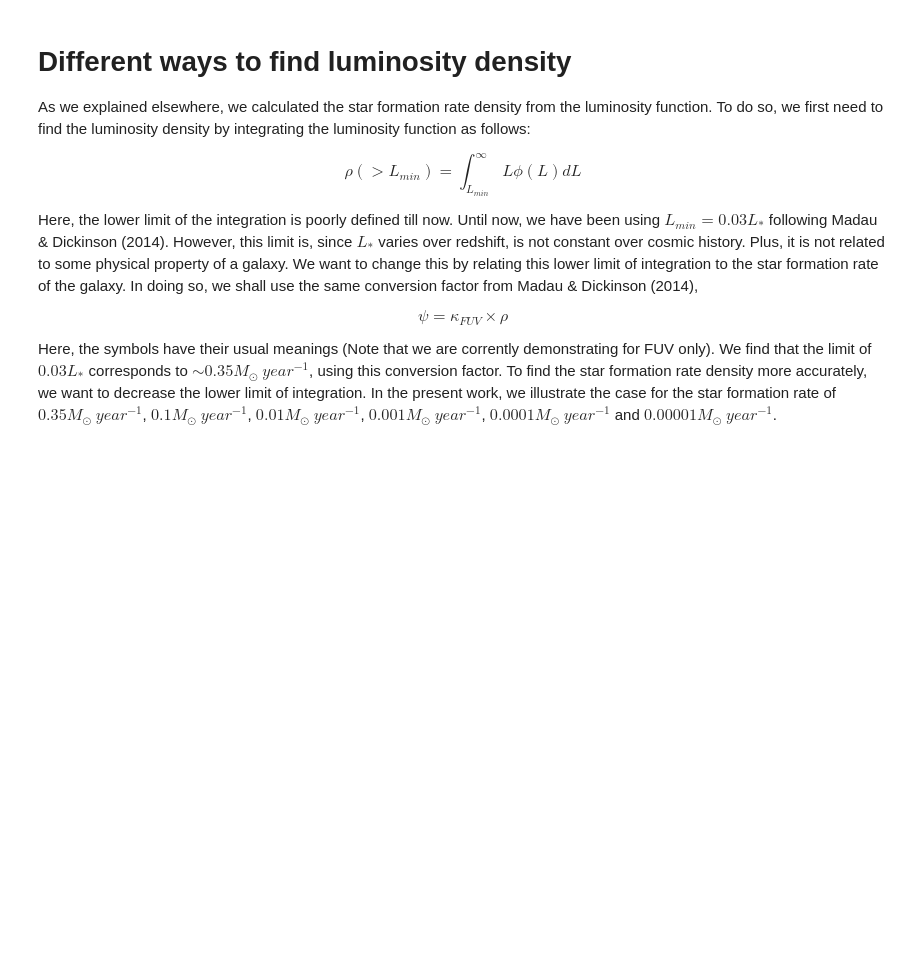
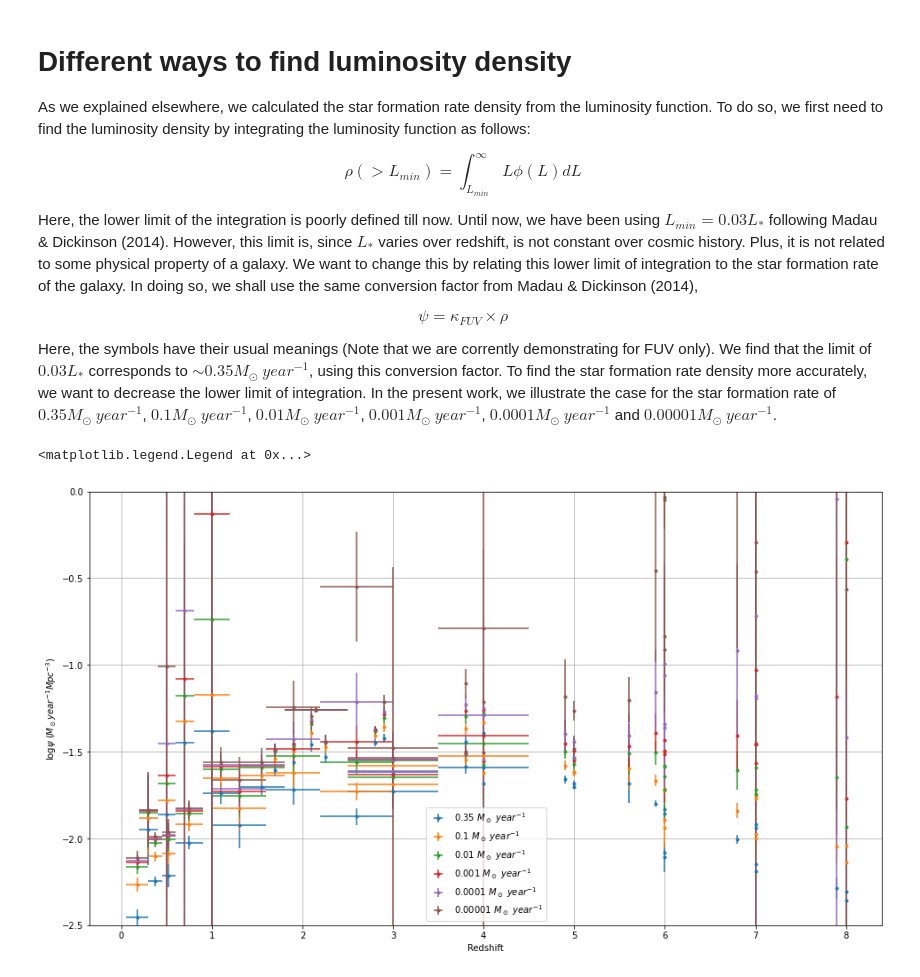
Before and after one commit to Jayshil/csfrd, a Jupyter notebook: Results/res2.ipynb, the cells around one changed output. Drawn from its saved outputs; the diff is of its cells as text; code cells hidden in the pictures; blank space fills up the shorter version.

```diff
--- a/Results/res2.ipynb
+++ b/Results/res2.ipynb
@@ -12,0 +22,46 @@ Here, the symbols have their usual meanings (Note that we are corrently demonstr
+# %%
+p1 = os.getcwd() + '/Diff_lim/'
+
+# Different limits
+lims = np.array([r'$0.35 \ M_\odot \ year^{-1}$', r'$0.1 \ M_\odot \ year^{-1}$', r'$0.01 \ M_\odot \ year^{-1}$', r'$0.001 \ M_\odot \ year^{-1}$', r'$0.0001 \ M_\odot \ year^{-1}$', r'$0.00001 \ M_\odot \ year^{-1}$'])
+
+# Redshifts: same for all calculations
+zu, zd = np.loadtxt(p1 + 'sfrd_uv_new035.dat', usecols=(1,2), unpack=True)
+zcen = (zu+zd)/2
+zup, zdo = np.abs(zu - zcen), np.abs(zcen - zd)
+
+# For 0.35 M_sun year-1
+sfr035, sfre035 = np.loadtxt(p1 + 'sfrd_uv_new035.dat', usecols=(3,4), unpack=True)
+# For 0.1 M_sun year-1
+sfr_1, sfre_1 = np.loadtxt(p1 + 'sfrd_uv_new01.dat', usecols=(3,4), unpack=True)
+# For 0.01 M_sun year-1
+sfr_2, sfre_2 = np.loadtxt(p1 + 'sfrd_uv_new001.dat', usecols=(3,4), unpack=True)
+# For 0.001 M_sun year-1
+sfr_3, sfre_3 = np.loadtxt(p1 + 'sfrd_uv_new0001.dat', usecols=(3,4), unpack=True)
+# For 0.0001 M_sun year-1
+sfr_4, sfre_4 = np.loadtxt(p1 + 'sfrd_uv_new00001.dat', usecols=(3,4), unpack=True)
+# For 0.00001 M_sun year-1
+sfr_5, sfre_5 = np.loadtxt(p1 + 'sfrd_uv_new000001.dat', usecols=(3,4), unpack=True)
+
+# All SFRDs in one array
+sfr_all = [sfr035, sfr_1, sfr_2, sfr_3, sfr_4, sfr_5]
+sfre_all = [sfre035, sfre_1, sfre_2, sfre_3, sfre_4, sfre_5]
+
+log_sfr_all, log_sfre_all = [], []
+for i in range(len(sfr_all)):
+    ab, cd = utl.log_err(sfr_all[i], sfre_all[i])
+    log_sfr_all.append(ab)
+    log_sfre_all.append(cd)
+
+plt.figure(figsize=(16,9))
+for i in range(len(lims)):
+    plt.errorbar(zcen, log_sfr_all[i], xerr=[zup, zdo], yerr=log_sfre_all[i], fmt='.', label=lims[i])
+
+plt.xlabel('Redshift')
+plt.ylabel(r'$\log{\psi}$ ($M_\odot year^{-1} Mpc^{-3}$)')
+plt.grid()
+plt.ylim([-2.5, 0])
+plt.legend(loc='best')
+# %% [output]
+<matplotlib.legend.Legend at 0x...>
+[figure, added]
```
Also changed, not shown: parts of 3 cells of this notebook.
